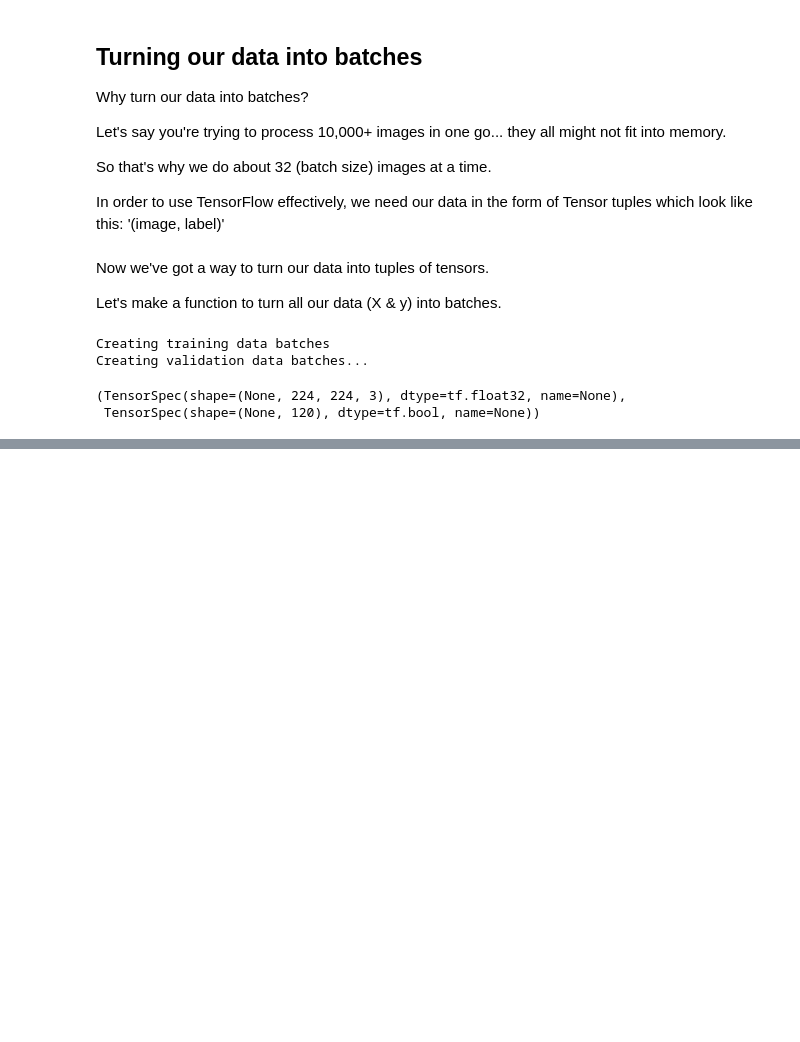
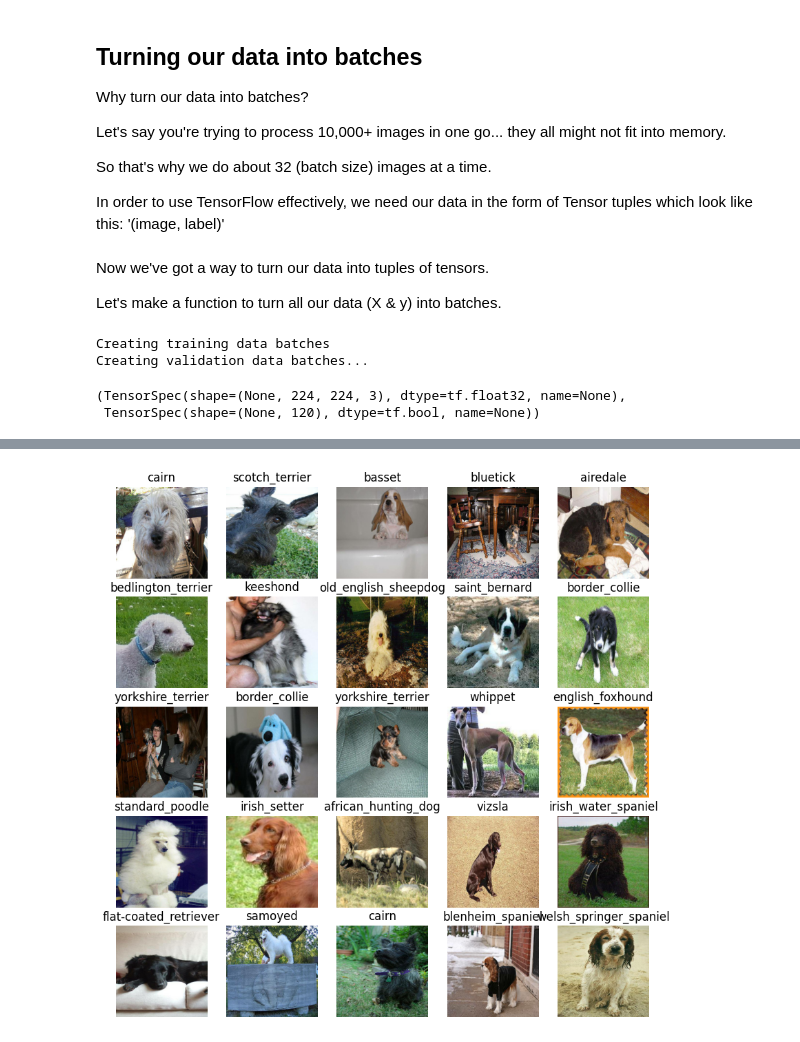
Before and after one commit to tophercollins/dog-breed-classification, a Jupyter notebook: dog_breed_classification.ipynb, the cells around one changed output, grey strips where cells are left out. Cells and saved outputs as stored; diff of their text form; code cells hidden in the pictures; blank space fills up the shorter version.

```diff
--- a/dog_breed_classification.ipynb
+++ b/dog_breed_classification.ipynb
@@ -354,0 +383,6 @@ fima
+# %%
+# Now let's visualise our validaton data
+val_images, val_labels = next(val_data.as_numpy_iterator())
+show_25_images(val_images, val_labels)
+# %% [output]
+[figure, added]
```
Also changed, not shown: parts of 6 cells of this notebook.
